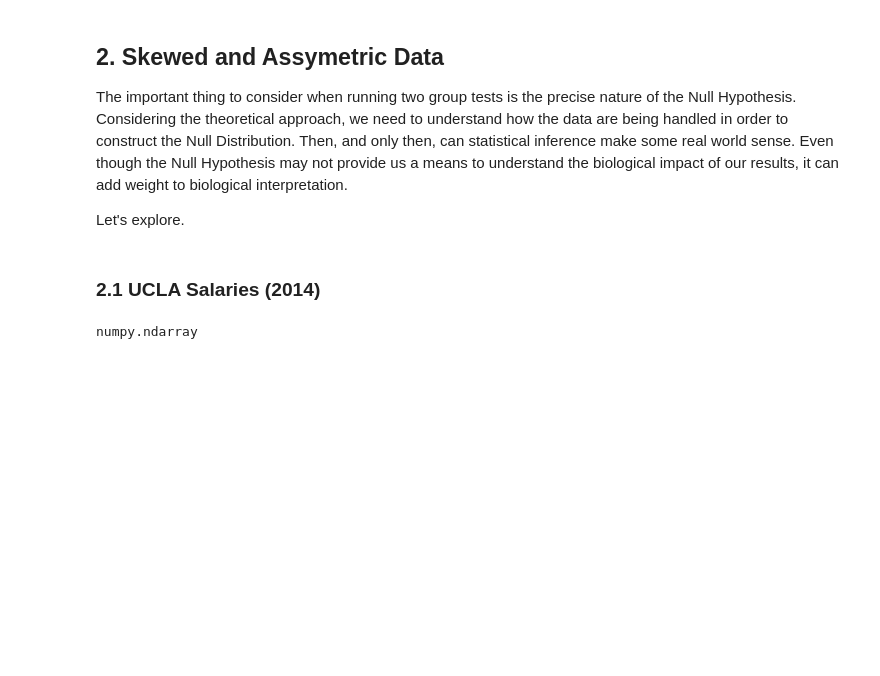
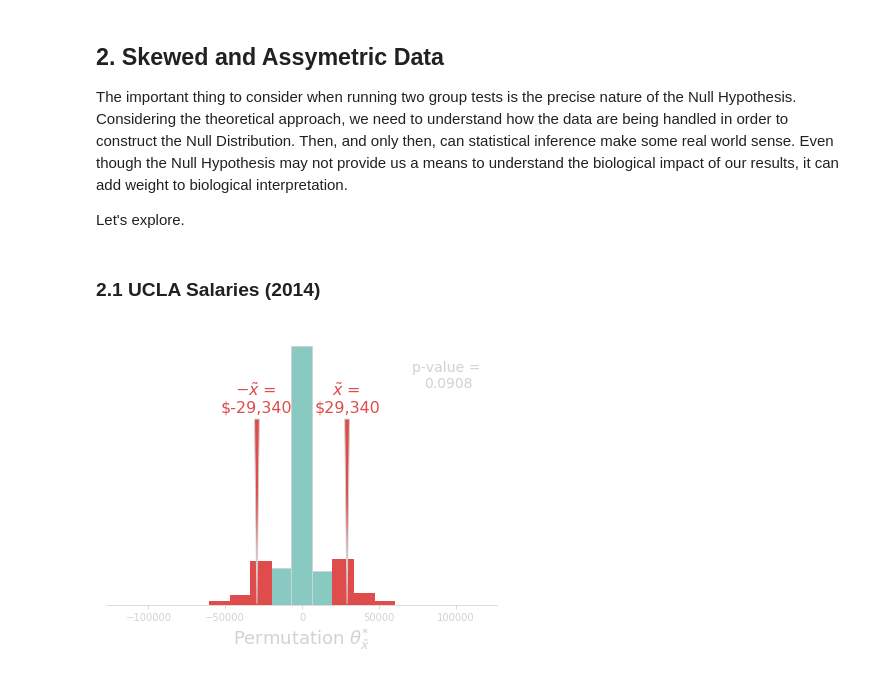
Before and after one commit to Khlick/LS40-Lectures, a Jupyter notebook: lib/_notebooks/Lectures 7-8.ipynb, the cells around one changed output. Saved outputs shown, nothing was run; the diff lists cells and outputs as text; code cells hidden in the pictures; blank space fills up the shorter version.

```diff
--- a/lib/_notebooks/Lectures 7-8.ipynb
+++ b/lib/_notebooks/Lectures 7-8.ipynb
@@ -159,6 +206,0 @@ uclaSalaries = pd.read_csv('data/UCLASalaries.csv');
-# %%
-### TESTING
-
-type(stats.norm.pdf(np.linspace(-10,10,100), 0, 1))
-# %% [output]
-numpy.ndarray
@@ -164,0 +234,73 @@ numpy.ndarray
+# %%
+## Plots
+fig = pyp.figure(figsize=(7,5))
+axs = fig.subplots();
+axs = utils.multiX(ax=axs,n=2,concatOriginal=True,concatFirst=True);
+
+# The histogram
+axs[0].hist(D_boots, bins=11, color = col['blue'], edgecolor=col['grey'],zorder=0);
+axs[0].set_xlabel(r'Permutation $\theta^{*}_{\tilde{x}}$', size = 18)
+
+# Bins greater than actual
+N,bins,pats = axs[1].hist(D_boots, bins=11, color = col['red'], edgecolor=col['red'],zorder=5);
+
+binwidth = np.mean(np.diff(bins))
+upperBins = bins[1:]+binwidth/2 >= D_actual;
+lowerBins = bins[:-1]-binwidth/2 <= -D_actual;
+
+for lgc,ptch in zip(upperBins + lowerBins,pats):
+    if ~lgc:
+        ptch.remove()
+
+# The actual
+axs[2].annotate(
+    r'$\tilde{x}$' + f' = \n\${D_actual:,.0f}',
+    xy = (D_actual,0),
+    xytext = (D_actual,axs[1].get_ylim()[1]*0.7),
+    color = col['red'],
+    size=16,
+    ha = 'center',
+    va = 'bottom',
+    arrowprops= {
+        'arrowstyle': 'wedge',
+        'edgecolor': col['grey'],
+        'facecolor': col['red'],
+
+    },
+    zorder=100
+);
+axs[2].annotate(
+    r'$-\tilde{x}$' + f' = \n\${-D_actual:,.0f}',
+    xy = (-D_actual,0),
+    xytext = (-D_actual,axs[1].get_ylim()[1]*0.7),
+    color = col['red'],
+    size=16,
+    ha = 'center',
+    va = 'bottom',
+    arrowprops= {
+        'arrowstyle': 'wedge',
+        'edgecolor': col['grey'],
+        'facecolor': col['red']
+    },
+    zorder=100
+);
+axs[1].text(
+    127148*0.75,axs[0].get_ylim()[1]*0.9,
+    f'p-value = \n{p1:0.4f}',
+    ha = 'center',
+    va = 'top',
+    size = 14
+);
+
+## format axes:
+for ax in axs:
+    if ax is not axs[0]:
+        ax.axis('off');
+    ax.set_ylim(axs[1].get_ylim());
+    ax.set_xlim((-127148,127148))
+    ax.spines['left'].set_visible(False);
+    ax.set_yticks([]);
+
+fig.savefig('../img/UCLAperms.svg', transparent=True);
+# %% [output]
+[figure, added]
```
Also changed, not shown: parts of 7 cells of this notebook, 28 other files.
